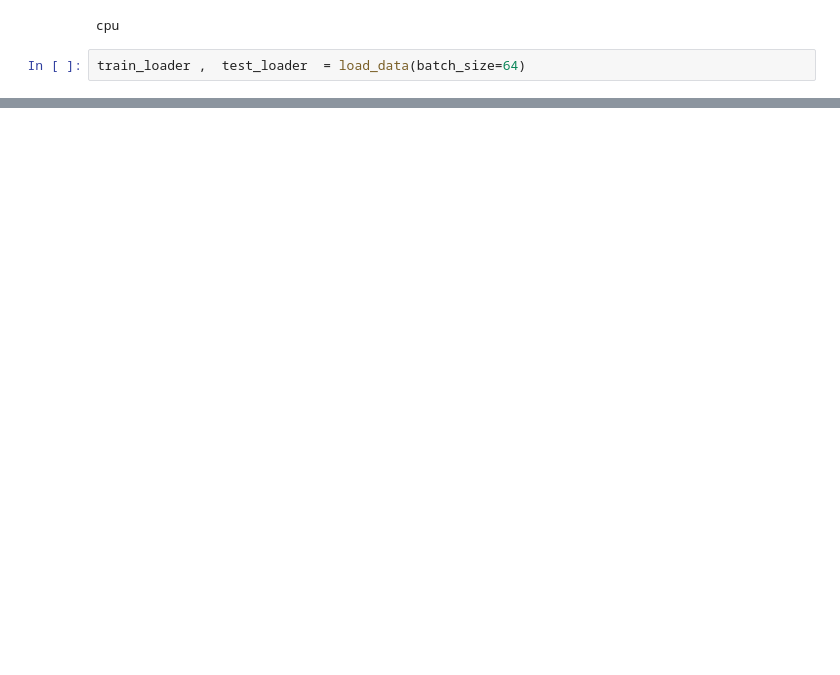
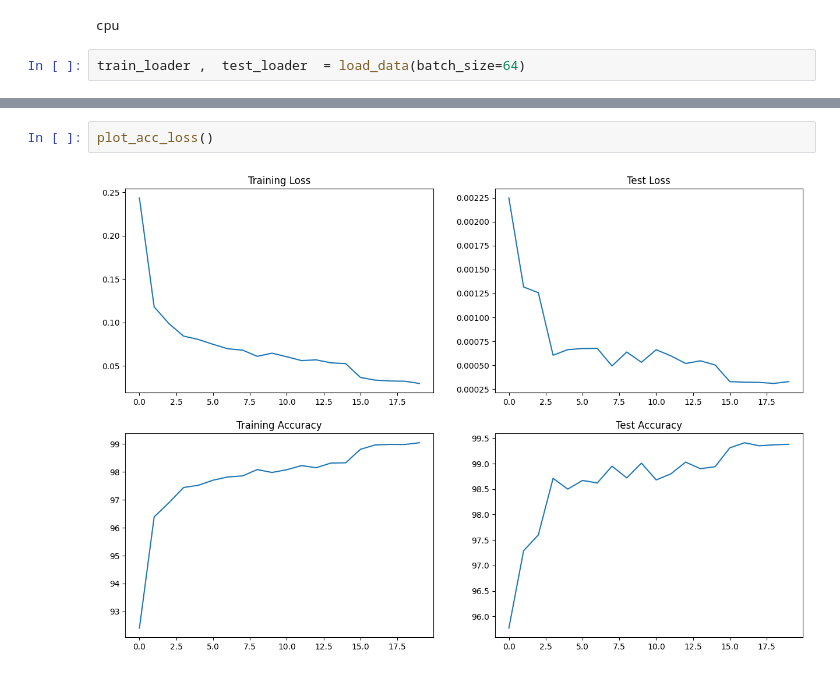
Before and after one commit to Omkar1634/Assignment, a Jupyter notebook: S6/mnist/S6.ipynb, the cells around one changed output, grey strips where cells are left out. Saved outputs shown, nothing was run; the diff lists cells and outputs as text; blank space fills up the shorter version.

```diff
--- a/S6/mnist/S6.ipynb
+++ b/S6/mnist/S6.ipynb
@@ -77,0 +113,4 @@ Epoch 1
+# %%
+plot_acc_loss()
+# %% [output]
+[figure, added]
```
Also changed, not shown: parts of 4 cells of this notebook, 5 other files.
